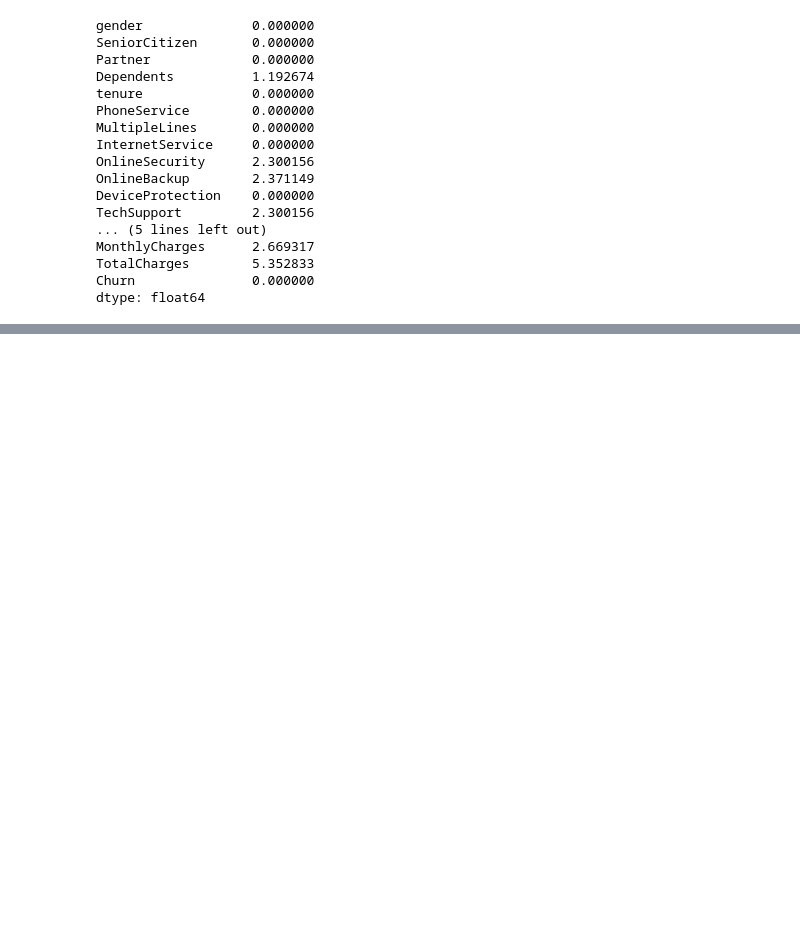
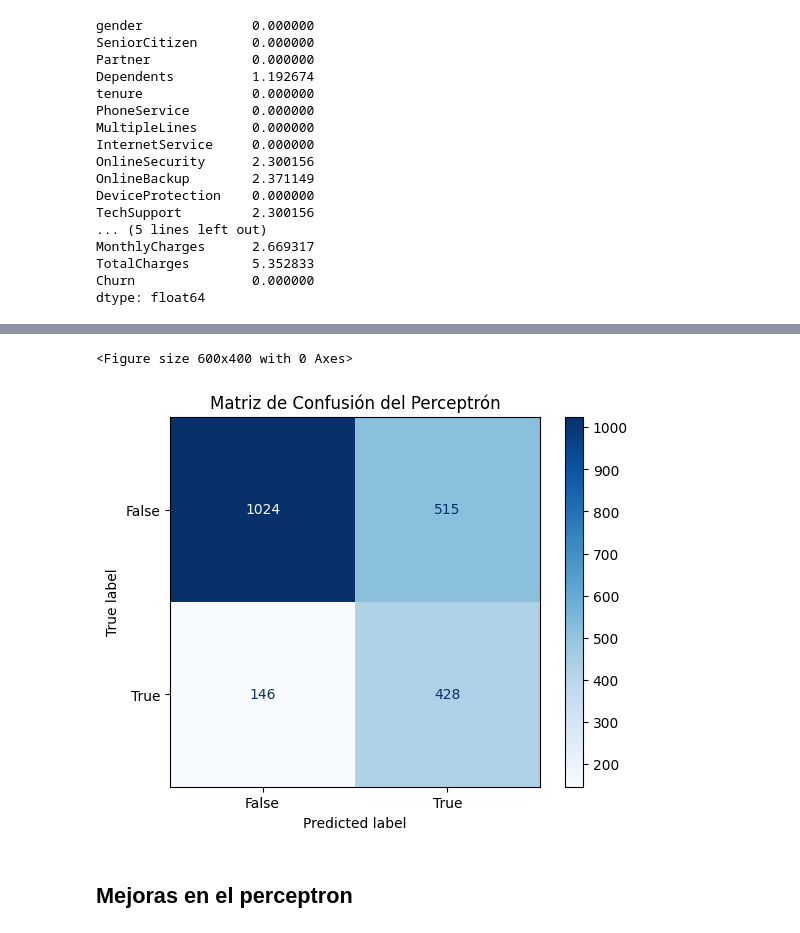
Before and after one commit to carenpg/Proyecto2-Analitica, a Jupyter notebook: prueba.ipynb, the cells around one changed output, grey strips where cells are left out. Saved outputs shown, nothing was run; the diff lists cells and outputs as text; code cells hidden in the pictures; blank space fills up the shorter version.

```diff
--- a/prueba.ipynb
+++ b/prueba.ipynb
@@ -265,0 +386,13 @@ For example, when doing 'df[col].method(value, inplace=True)', try using 'df.met
+# %%
+from sklearn.preprocessing import StandardScaler
+
+
+scaler = StandardScaler()
+X_train_scaled = scaler.fit_transform(X_train)
+X_test_scaled = scaler.transform(X_test)
+# %%
+from sklearn.linear_model import Perceptron
+
+
+model = Perceptron(class_weight='balanced', max_iter=1000, tol=1e-3)
+model.fit(X_train_scaled, y_train)
@@ -265,0 +444,14 @@ For example, when doing 'df[col].method(value, inplace=True)', try using 'df.met
+# %%
+import seaborn as sns
+import matplotlib.pyplot as plt
+from sklearn.metrics import ConfusionMatrixDisplay
+
+plt.figure(figsize=(6, 4))
+ConfusionMatrixDisplay.from_estimator(model, X_test_scaled, y_test, cmap='Blues')
+plt.title("Matriz de Confusión del Perceptrón")
+plt.show()
+# %% [output]
+<Figure size 600x400 with 0 Axes>
+[figure, added]
+# %% [markdown]
+## Mejoras en el perceptron
```
Also changed, not shown: parts of 45 cells of this notebook.
